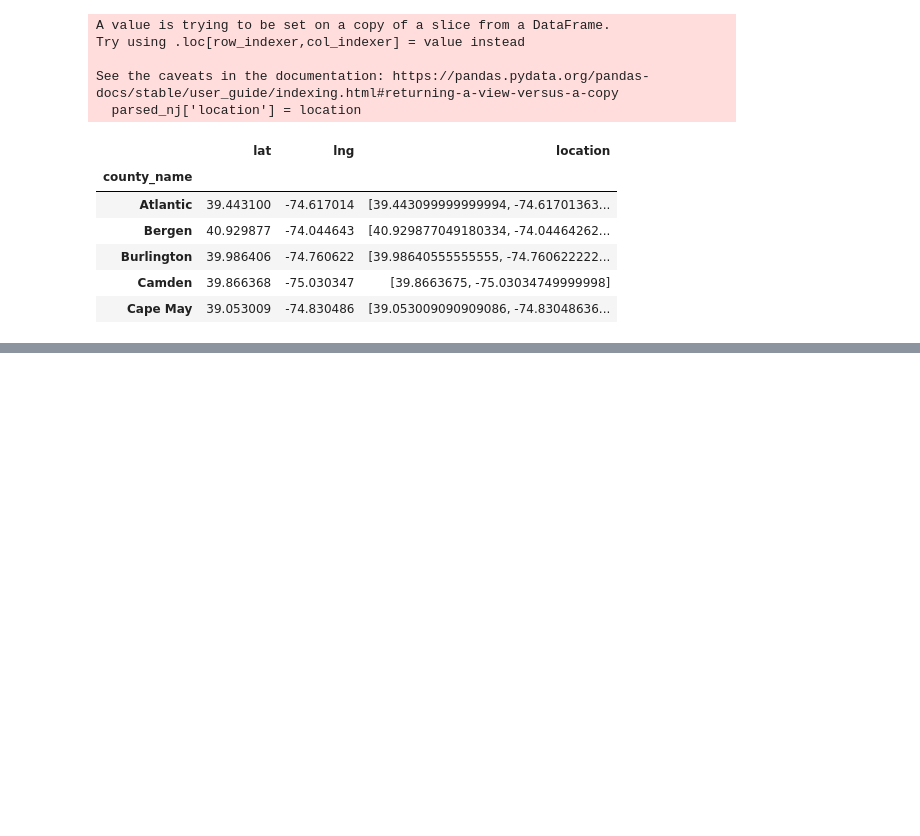
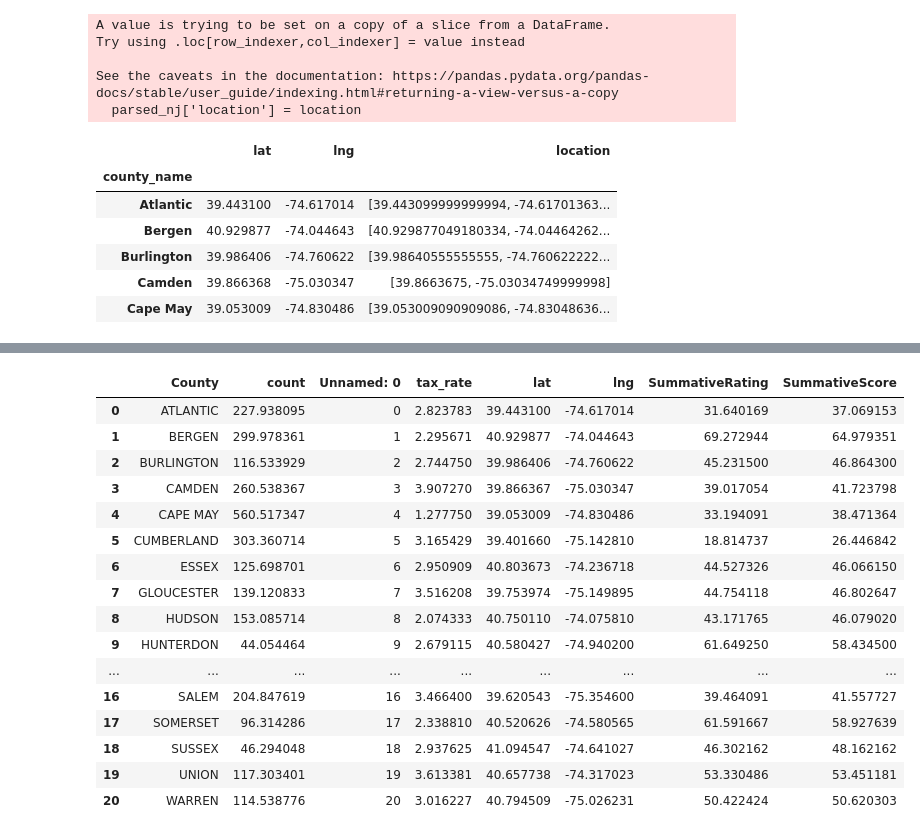
Before and after one commit to NinaLAnderson3/project2, a Jupyter notebook: Leaflet/static/data/Untitled.ipynb, the cells around one changed output, grey strips where cells are left out. Cells and saved outputs as stored; diff of their text form; code cells hidden in the pictures; blank space fills up the shorter version.

```diff
--- a/Leaflet/static/data/Untitled.ipynb
+++ b/Leaflet/static/data/Untitled.ipynb
@@ -164,0 +196,4 @@ parsed_nj.to_csv("county_loc.csv")
+# %%
+renamed_crime = crime_df.rename(columns = {"county_name":"County"})
+# %%
+clean_crime = renamed_crime.drop(["police_dept","crime_type"], axis = 1)
@@ -164,0 +209,3 @@ parsed_nj.to_csv("county_loc.csv")
+# %%
+grouped_crime = clean_crime.groupby(["County"]).mean()
+grouped_crime.head()
@@ -164,0 +220,22 @@ parsed_nj.to_csv("county_loc.csv")
+# %%
+merged_nj = pd.merge(grouped_crime, clean_final, on = "County", how = "left")
+# %%
+merged_nj
+# %% [output]
+|  | County | count | Unnamed: 0 | tax_rate | lat | lng | SummativeRating | SummativeScore |
+| 0 | ATLANTIC | 227.938095 | 0 | 2.823783 | 39.443100 | -74.617014 | 31.640169 | 37.069153 |
+| 1 | BERGEN | 299.978361 | 1 | 2.295671 | 40.929877 | -74.044643 | 69.272944 | 64.979351 |
+| 2 | BURLINGTON | 116.533929 | 2 | 2.744750 | 39.986406 | -74.760622 | 45.231500 | 46.864300 |
+| 3 | CAMDEN | 260.538367 | 3 | 3.907270 | 39.866367 | -75.030347 | 39.017054 | 41.723798 |
+| 4 | CAPE MAY | 560.517347 | 4 | 1.277750 | 39.053009 | -74.830486 | 33.194091 | 38.471364 |
+| 5 | CUMBERLAND | 303.360714 | 5 | 3.165429 | 39.401660 | -75.142810 | 18.814737 | 26.446842 |
+| 6 | ESSEX | 125.698701 | 6 | 2.950909 | 40.803673 | -74.236718 | 44.527326 | 46.066150 |
+| 7 | GLOUCESTER | 139.120833 | 7 | 3.516208 | 39.753974 | -75.149895 | 44.754118 | 46.802647 |
+| 8 | HUDSON | 153.085714 | 8 | 2.074333 | 40.750110 | -74.075810 | 43.171765 | 46.079020 |
+| 9 | HUNTERDON | 44.054464 | 9 | 2.679115 | 40.580427 | -74.940200 | 61.649250 | 58.434500 |
+| ... | ... | ... | ... | ... | ... | ... | ... | ... |
+| 16 | SALEM | 204.847619 | 16 | 3.466400 | 39.620543 | -75.354600 | 39.464091 | 41.557727 |
+| 17 | SOMERSET | 96.314286 | 17 | 2.338810 | 40.520626 | -74.580565 | 61.591667 | 58.927639 |
+| 18 | SUSSEX | 46.294048 | 18 | 2.937625 | 41.094547 | -74.641027 | 46.302162 | 48.162162 |
+| 19 | UNION | 117.303401 | 19 | 3.613381 | 40.657738 | -74.317023 | 53.330486 | 53.451181 |
+| 20 | WARREN | 114.538776 | 20 | 3.016227 | 40.794509 | -75.026231 | 50.422424 | 50.620303 |
```
Also changed, not shown: parts of 9 cells of this notebook, 10 other files.
